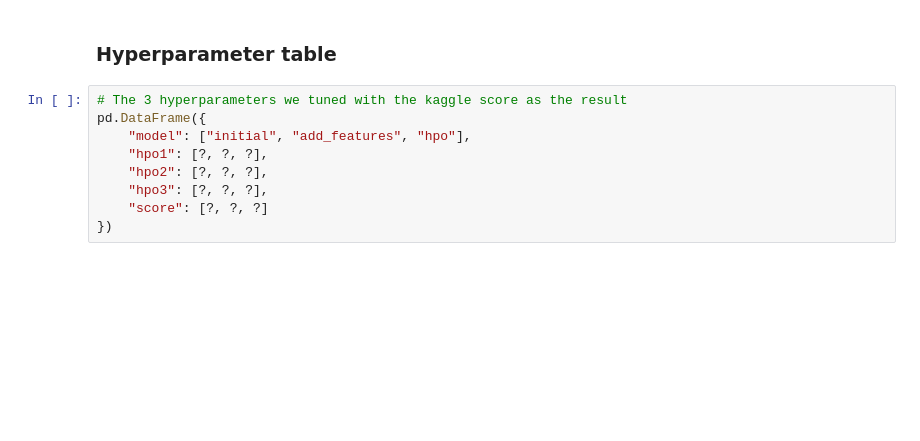
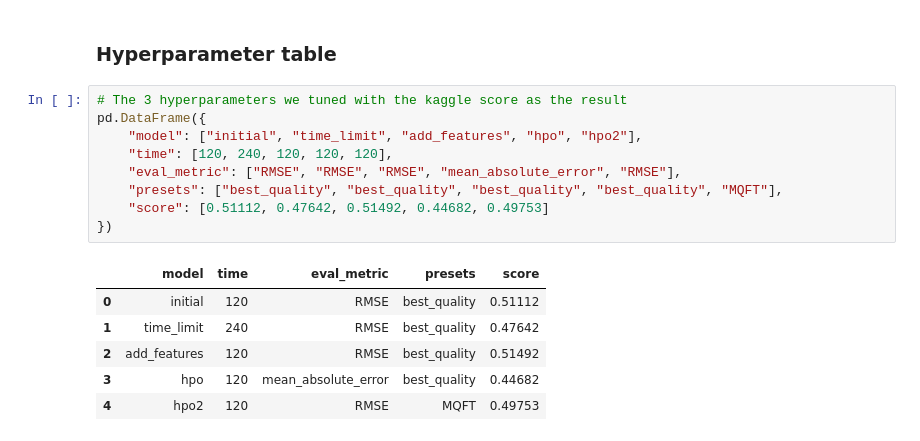
Before and after one commit to williamhyun/nd189-1-Introduction-to-Machine-Learning-project-starter, a Jupyter notebook: project/project-template.ipynb, the cells around one changed output. Saved outputs shown, nothing was run; the diff lists cells and outputs as text; blank space fills up the shorter version.

```diff
--- a/project/project-template.ipynb
+++ b/project/project-template.ipynb
@@ -671,9 +958,16 @@ fig.savefig('model_test_score.png')
 # %%
 # The 3 hyperparameters we tuned with the kaggle score as the result
 pd.DataFrame({
-    "model": ["initial", "add_features", "hpo"],
-    "hpo1": [?, ?, ?],
-    "hpo2": [?, ?, ?],
-    "hpo3": [?, ?, ?],
-    "score": [?, ?, ?]
+    "model": ["initial", "time_limit", "add_features", "hpo", "hpo2"],
+    "time": [120, 240, 120, 120, 120],
+    "eval_metric": ["RMSE", "RMSE", "RMSE", "mean_absolute_error", "RMSE"],
+    "presets": ["best_quality", "best_quality", "best_quality", "best_quality", "MQFT"],
+    "score": [0.51112, 0.47642, 0.51492, 0.44682, 0.49753]
 })
+# %% [output]
+|  | model | time | eval_metric | presets | score |
+| 0 | initial | 120 | RMSE | best_quality | 0.51112 |
+| 1 | time_limit | 240 | RMSE | best_quality | 0.47642 |
+| 2 | add_features | 120 | RMSE | best_quality | 0.51492 |
+| 3 | hpo | 120 | mean_absolute_error | best_quality | 0.44682 |
+| 4 | hpo2 | 120 | RMSE | MQFT | 0.49753 |
```
Also changed, not shown: parts of 25 cells of this notebook, 2 other files.
